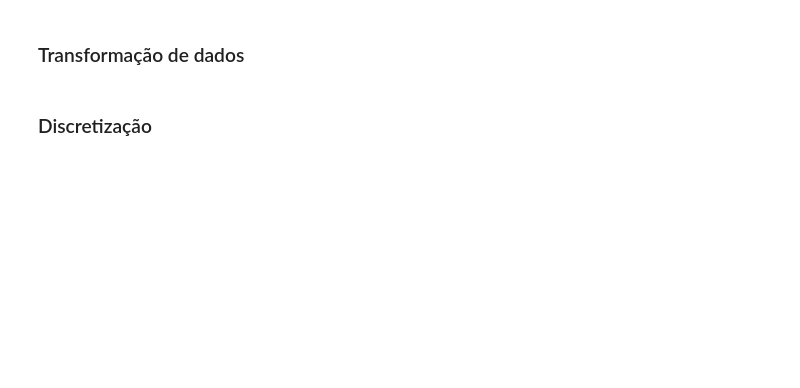
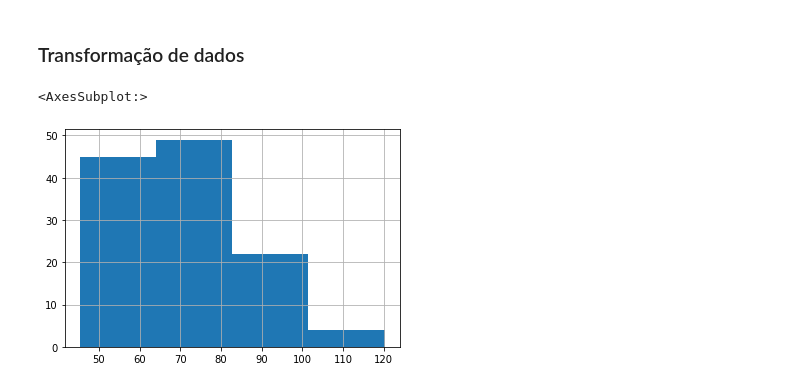
Before and after one commit to paulotguerra/QXD0178, a Jupyter notebook: 01.01-Pre-Processamento-de-Dados.ipynb, the cells around one changed output. Cells and saved outputs as stored; diff of their text form; code cells hidden in the pictures; blank space fills up the shorter version.

```diff
--- a/01.01-Pre-Processamento-de-Dados.ipynb
+++ b/01.01-Pre-Processamento-de-Dados.ipynb
@@ -214,2 +234,27 @@ df.head()
+# %%
+# Capitalização
+df['comfort_food'].str.lower()
+
+# Caracteres especiais
+df['comfort_food'].str.replace('/',',')
+
+pd.Series(['Quixadá','São Paulo']).str.normalize('NFD').str.encode('ascii',errors='ignore').str.decode('utf-8')
+
+# Padronização de formatos
+
+pd.Series(['123.456.789-10','12345678910']).str.replace('\.|-','',regex=True)
+
+# Conversão de unidades
+df.loc[2,'weight']=np.nan
+df.loc[3,'weight']='240'
+df.loc[67,'weight']='144'
+df['weight'] = df['weight'].astype(float)
+(df['weight'] * 0.453592).mean()
+
+def convert(x):
+    try: return float(x)
+    except: return np.nan
+
+df['GPA'] = df['GPA'].apply(convert)
 # %%
 # Normalização Min-Max
@@ -219,5 +270,3 @@ df.head()
 # Normalização por escala decimal
 
 # Normalização interquartil
-# %% [markdown]
-### Discretização
@@ -227,0 +273,20 @@ df.head()
+# %%
+# Encaixotamento
+bins = pd.cut(df['weight'],4)
+bins.unique()
+# print(bins.value_counts())
+
+bins = pd.qcut(df['weight'],4)
+bins.unique()
+# print(bins.value_counts())
+
+pd.cut(df['weight'],4)
+
+df['weight'].hist(bins=4)
+
+
+
+# Histograma
+# %% [output]
+<AxesSubplot:>
+[figure, added]
```
Also changed, not shown: parts of 11 cells of this notebook, 2 other files.
